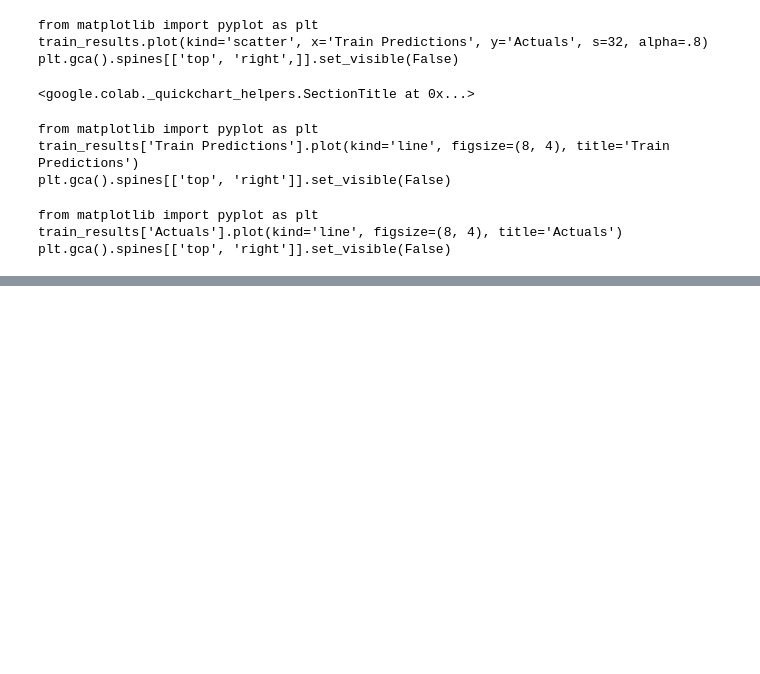
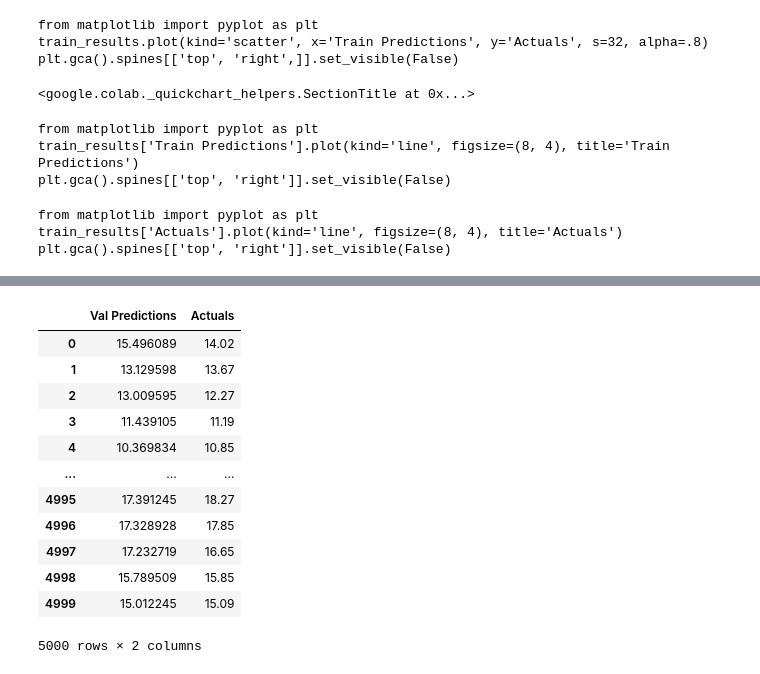
Before and after one commit to zinseo964/Predict_Temperature_through_LSTM, a Jupyter notebook: LSTM_Time_Series_Forecasting.ipynb, the cells around one changed output, grey strips where cells are left out. Drawn from its saved outputs; the diff is of its cells as text; code cells hidden in the pictures; blank space fills up the shorter version.

```diff
--- a/LSTM_Time_Series_Forecasting.ipynb
+++ b/LSTM_Time_Series_Forecasting.ipynb
@@ -201,0 +209,5 @@ plt.gca().spines[['top', 'right']].set_visible(False)
+# %%
+val_predictions = model1.predict(X_val).flatten()
+val_results = pd.DataFrame(data={'Val Predictions':val_predictions, 'Actuals':y_val})
+val_results
+# %% [output]
@@ -201,0 +215,13 @@ plt.gca().spines[['top', 'right']].set_visible(False)
+|  | Val Predictions | Actuals |
+| 0 | 15.496089 | 14.02 |
+| 1 | 13.129598 | 13.67 |
+| 2 | 13.009595 | 12.27 |
+| 3 | 11.439105 | 11.19 |
+| 4 | 10.369834 | 10.85 |
+| ... | ... | ... |
+| 4995 | 17.391245 | 18.27 |
+| 4996 | 17.328928 | 17.85 |
+| 4997 | 17.232719 | 16.65 |
+| 4998 | 15.789509 | 15.85 |
+| 4999 | 15.012245 | 15.09 |
+5000 rows × 2 columns
```
Also changed, not shown: parts of 5 cells of this notebook.
